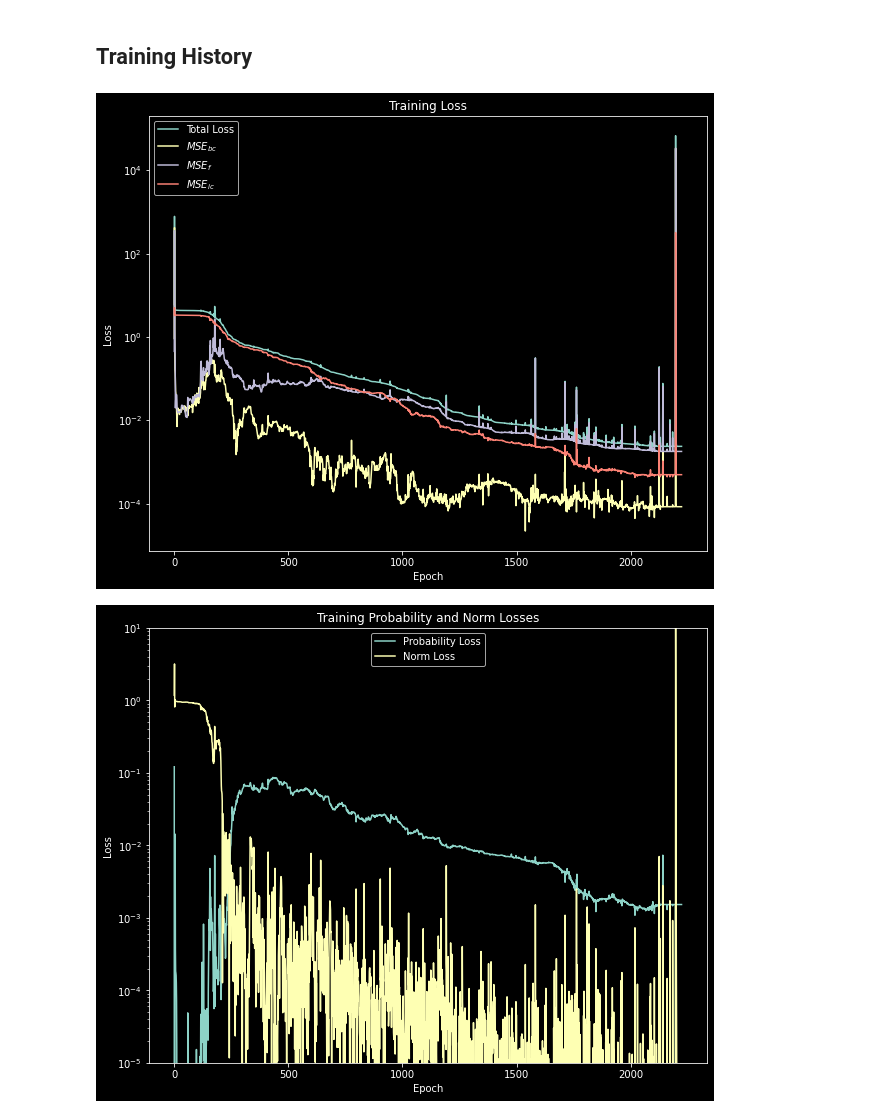
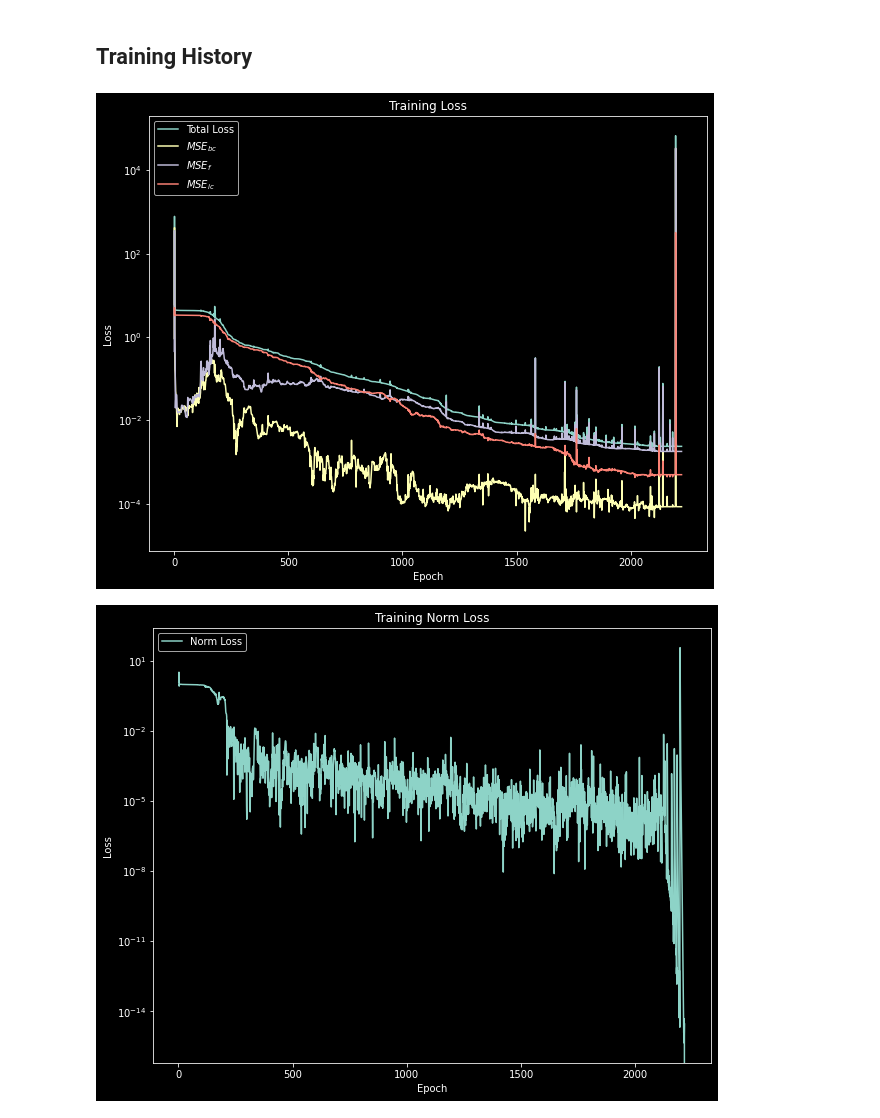
Before and after one commit to ElHuaco/PINN-fokker-planck, a Jupyter notebook: src/OUR CODE/OrnsteinUhlenbeck_additional_ic.ipynb, the cells around one changed output. Saved outputs shown, nothing was run; the diff lists cells and outputs as text; code cells hidden in the pictures.

Commit message:
Additional prob plot

```diff
--- a/src/OUR CODE/OrnsteinUhlenbeck_additional_ic.ipynb
+++ b/src/OUR CODE/OrnsteinUhlenbeck_additional_ic.ipynb
@@ -576,31 +571,41 @@ No handles with labels found to put in legend.
 # %% [markdown]
 ## Training History
 # %%
+data_filename = "./data/TRAIN_HISTORY_norm_IC100_BC100_f1000_t0.1_iter5000"
 plt.style.use("dark_background")
 plt.figure(figsize=(10,8))
 plt.title("Training Loss")
 df = pd.read_csv(data_filename)
 plt.plot(df["epoch"], df["Total loss"], label="Total Loss")
 plt.plot(df["epoch"], df["BC loss"], label="$MSE_{bc}$")
 plt.plot(df["epoch"], df["f loss"], label="$MSE_f$")
 plt.plot(df["epoch"], df["IC loss"], label="$MSE_{ic}$")
 plt.xlabel("Epoch")
 plt.ylabel("Loss")
 #plt.xscale("log")
 plt.yscale("log")
 plt.legend()
 plt.show()
 
 plt.figure(figsize=(10,8))
-plt.title("Training Probability and Norm Losses")
+plt.title("Training Norm Loss")
+#plt.plot(df["epoch"], df["Pr loss"], label = "Probability Loss")
+plt.xlabel("Epoch")
+plt.ylabel("Loss")
+plt.plot(df["epoch"], df["Norm loss"], label = "Norm Loss")
+plt.yscale("log")
+plt.legend()
+plt.show()
+
+plt.figure(figsize=(10,8))
+plt.title("Probability Loss (not trained for)")
 plt.plot(df["epoch"], df["Pr loss"], label = "Probability Loss")
-plt.plot(df["epoch"], df["Norm loss"], label = "Norm Loss")
 plt.xlabel("Epoch")
 plt.ylabel("Loss")
 plt.yscale("log")
-plt.ylim((10 ** -5, 10 ** 1))
+plt.ylim((10 ** -14, 10 ** 1))
 plt.legend()
 plt.show()
 # %% [output]
 [figure]
-[figure, old version]
+[figure, new version]
```
Also changed, not shown: parts of 4 cells of this notebook.
